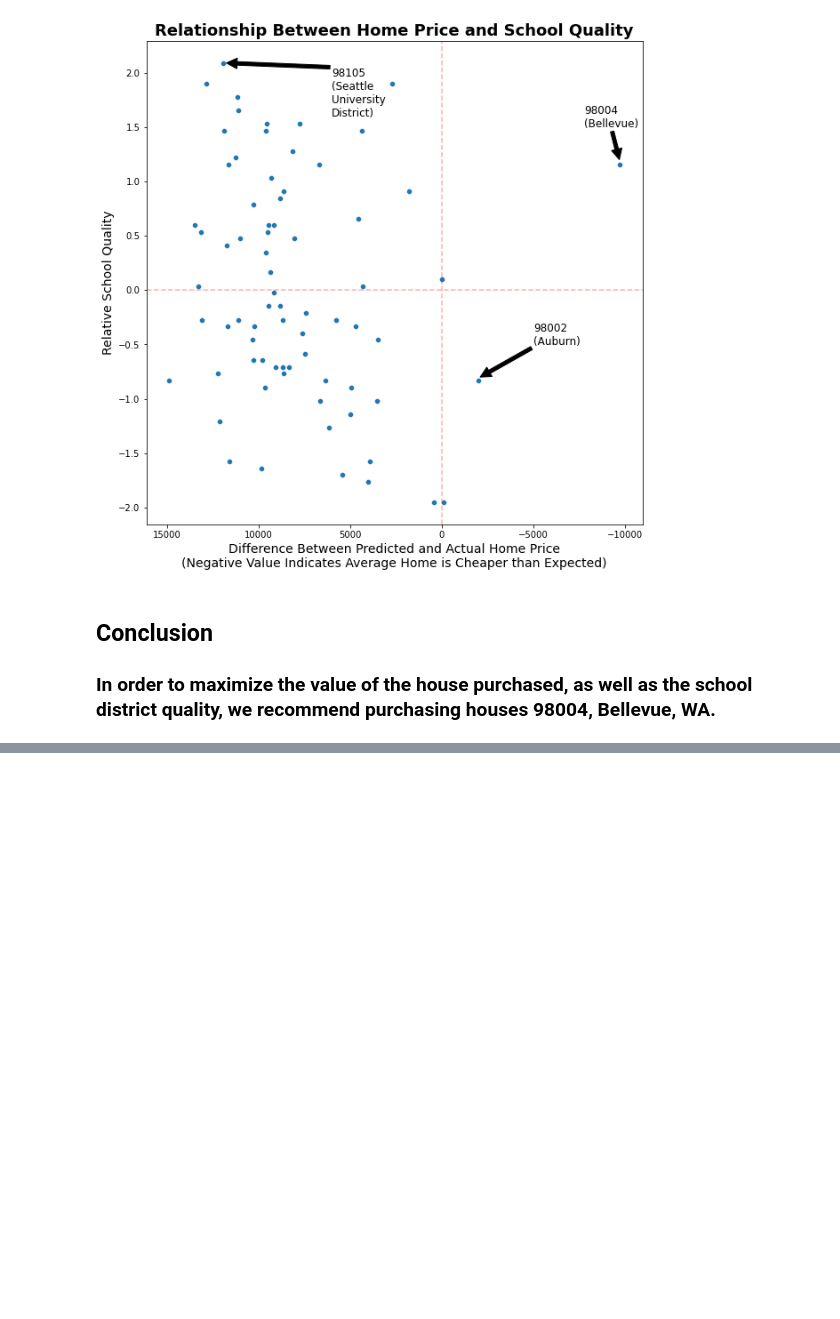
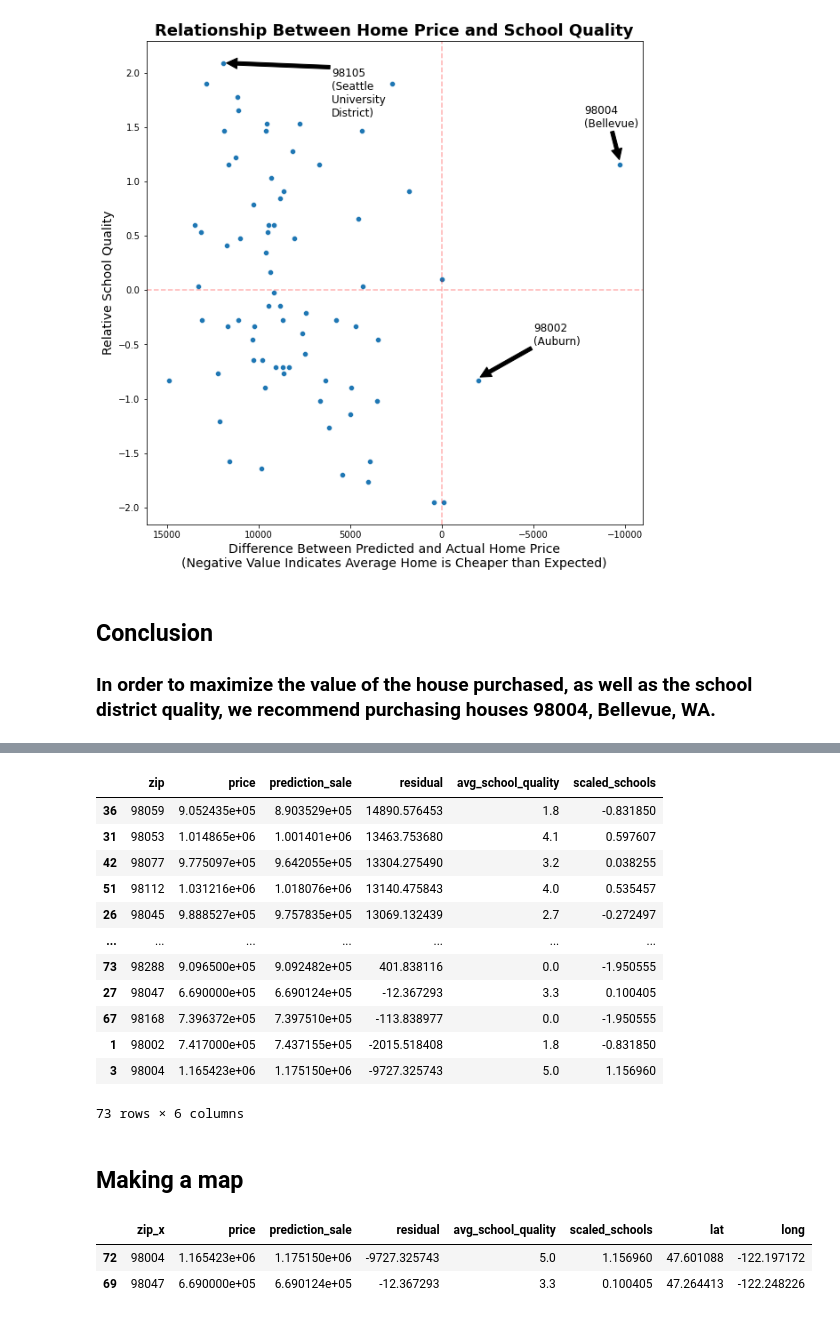
Before and after one commit to emgerber88/Kings-County-Real-Estate-analysis-NAEG, a Jupyter notebook: Nadya/Biz Question copy.ipynb, the cells around one changed output, grey strips where cells are left out. Drawn from its saved outputs; the diff is of its cells as text; code cells hidden in the pictures; blank space fills up the shorter version.

```diff
--- a/Nadya/Biz Question copy.ipynb
+++ b/Nadya/Biz Question copy.ipynb
@@ -1114,0 +1130,18 @@ ax.annotate('98002\n(Auburn)',  \
+# %%
+biz_question_averages
+# %% [output]
+|  | zip | price | prediction_sale | residual | avg_school_quality | scaled_schools |
+| 36 | 98059 | 9.052435e+05 | 8.903529e+05 | 14890.576453 | 1.8 | -0.831850 |
+| 31 | 98053 | 1.014865e+06 | 1.001401e+06 | 13463.753680 | 4.1 | 0.597607 |
+| 42 | 98077 | 9.775097e+05 | 9.642055e+05 | 13304.275490 | 3.2 | 0.038255 |
+| 51 | 98112 | 1.031216e+06 | 1.018076e+06 | 13140.475843 | 4.0 | 0.535457 |
+| 26 | 98045 | 9.888527e+05 | 9.757835e+05 | 13069.132439 | 2.7 | -0.272497 |
+| ... | ... | ... | ... | ... | ... | ... |
+| 73 | 98288 | 9.096500e+05 | 9.092482e+05 | 401.838116 | 0.0 | -1.950555 |
+| 27 | 98047 | 6.690000e+05 | 6.690124e+05 | -12.367293 | 3.3 | 0.100405 |
+| 67 | 98168 | 7.396372e+05 | 7.397510e+05 | -113.838977 | 0.0 | -1.950555 |
+| 1 | 98002 | 7.417000e+05 | 7.437155e+05 | -2015.518408 | 1.8 | -0.831850 |
+| 3 | 98004 | 1.165423e+06 | 1.175150e+06 | -9727.325743 | 5.0 | 1.156960 |
+73 rows × 6 columns
+# %% [markdown]
+## Making a map
@@ -1114,0 +1156,7 @@ ax.annotate('98002\n(Auburn)',  \
+# %%
+# Looking at schools that are better than average and are undervalued
+df.loc[(df["residual"] <=0) & (df["scaled_schools"] >=0)].sort_values(by=["scaled_schools"], ascending=False)
+# %% [output]
+|  | zip_x | price | prediction_sale | residual | avg_school_quality | scaled_schools | lat | long |
+| 72 | 98004 | 1.165423e+06 | 1.175150e+06 | -9727.325743 | 5.0 | 1.156960 | 47.601088 | -122.197172 |
+| 69 | 98047 | 6.690000e+05 | 6.690124e+05 | -12.367293 | 3.3 | 0.100405 | 47.264413 | -122.248226 |
```
Also changed, not shown: parts of 16 cells of this notebook, 1 other file.
